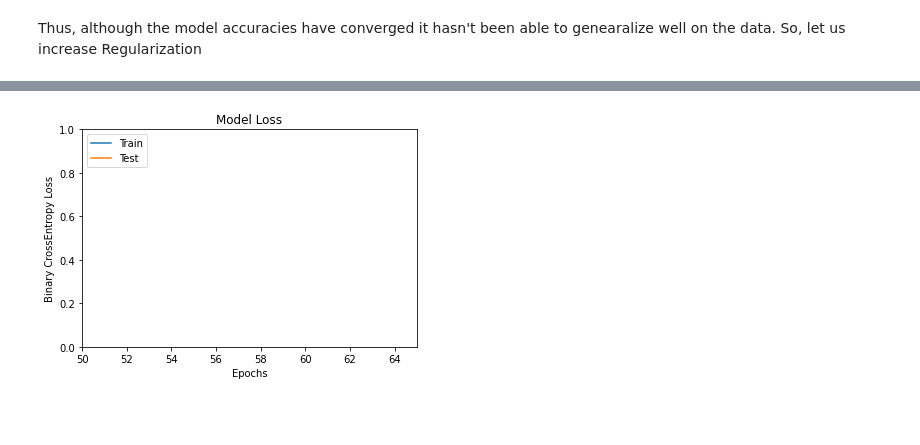
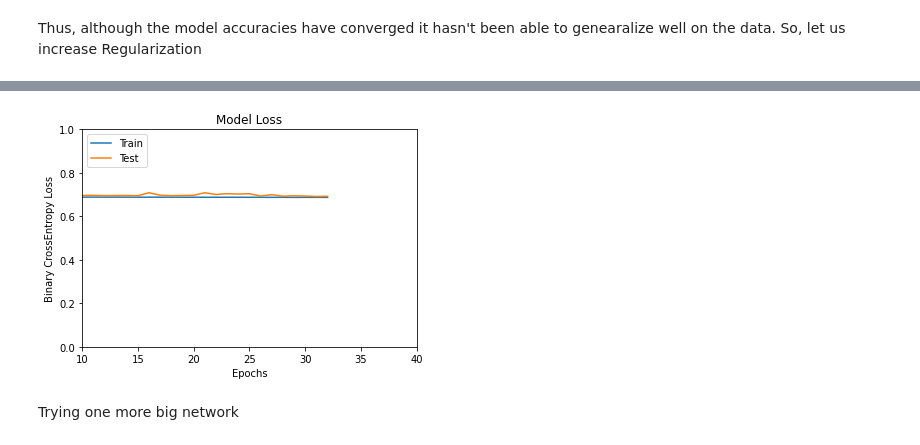
Before and after one commit to PrajwalKalpande/IPL-Score-and-Winner-Prediction, a Jupyter notebook: IPL_NNs.ipynb, the cells around one changed output, grey strips where cells are left out. Cells and saved outputs as stored; diff of their text form; code cells hidden in the pictures; blank space fills up the shorter version.

```diff
--- a/IPL_NNs.ipynb
+++ b/IPL_NNs.ipynb
@@ -826,12 +846,14 @@ plt.show()
 # %%
 # summarize history for accuracy
 plt.plot(hist2.history['loss'])
 plt.plot(hist2.history['val_loss'])
 plt.title('Model Loss')
 plt.ylabel('Binary CrossEntropy Loss')
 plt.xlabel('Epochs')
 plt.legend(['Train', 'Test'], loc='upper left')
-plt.axis([50,65,0,1])
+plt.axis([10,40,0,1])
 plt.show()
 # %% [output]
-[figure, old version]
+[figure, new version]
+# %% [markdown]
+Trying one more big network
```
Also changed, not shown: parts of 15 cells of this notebook.
